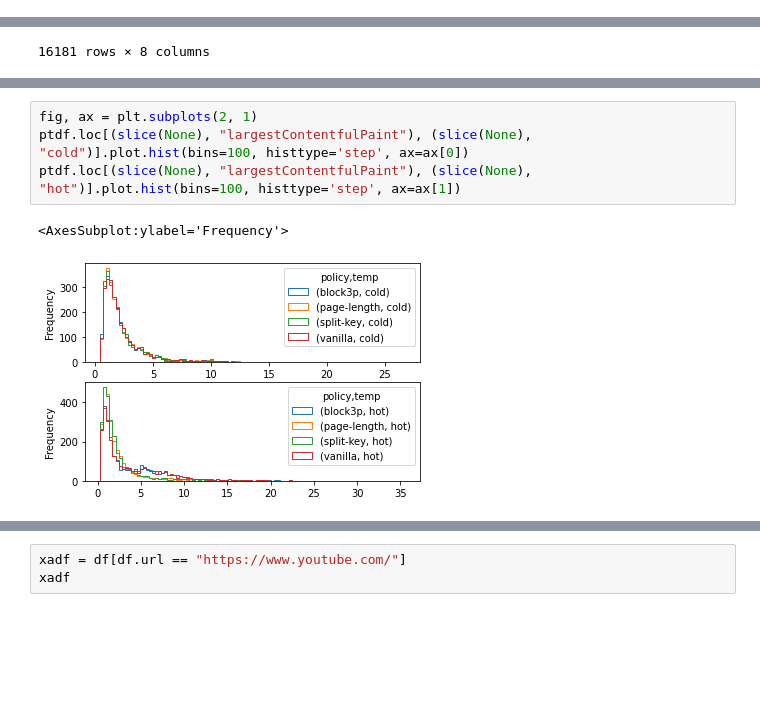
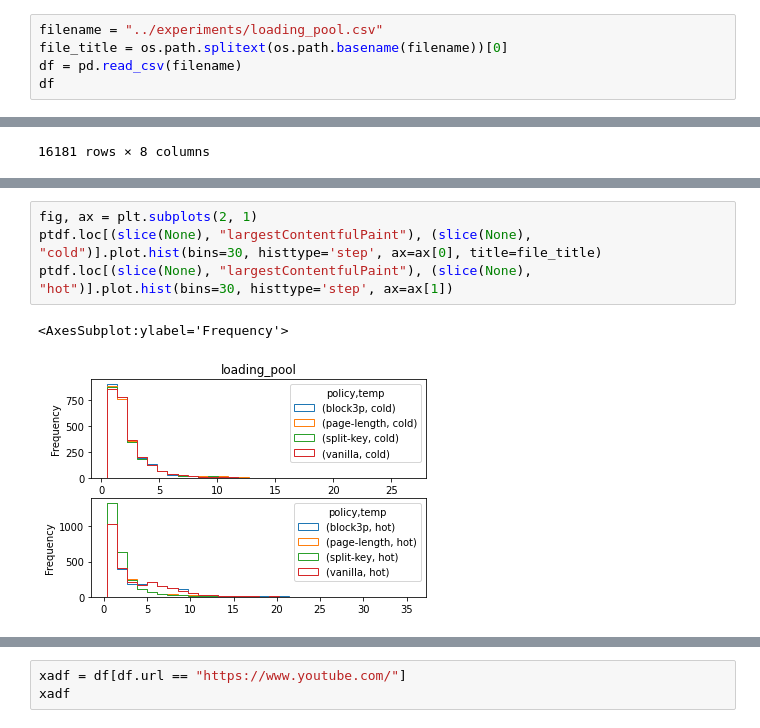
Before and after one commit to jueckstock/efs-perf-tester, a Jupyter notebook: analysis/troubleshooting-loading-anomaly.ipynb, the cells around one changed output, grey strips where cells are left out. Cells and saved outputs as stored; diff of their text form; blank space fills up the shorter version.

```diff
--- a/analysis/troubleshooting-loading-anomaly.ipynb
+++ b/analysis/troubleshooting-loading-anomaly.ipynb
@@ -22,0 +8,5 @@ df
+# %%
+filename = "../experiments/loading_pool.csv"
+file_title = os.path.splitext(os.path.basename(filename))[0]
+df = pd.read_csv(filename)
+df
@@ -42,8 +58,8 @@ ptdf
 # %%
 fig, ax = plt.subplots(2, 1)
-ptdf.loc[(slice(None), "largestContentfulPaint"), (slice(None), "cold")].plot.hist(bins=100, histtype='step', ax=ax[0])
-ptdf.loc[(slice(None), "largestContentfulPaint"), (slice(None), "hot")].plot.hist(bins=100, histtype='step', ax=ax[1])
+ptdf.loc[(slice(None), "largestContentfulPaint"), (slice(None), "cold")].plot.hist(bins=30, histtype='step', ax=ax[0], title=file_title)
+ptdf.loc[(slice(None), "largestContentfulPaint"), (slice(None), "hot")].plot.hist(bins=30, histtype='step', ax=ax[1])
 # %% [output]
 <AxesSubplot:ylabel='Frequency'>
-[figure, old version]
+[figure, new version]
 # %%
```
Also changed, not shown: parts of 6 cells of this notebook, 3 other files.
